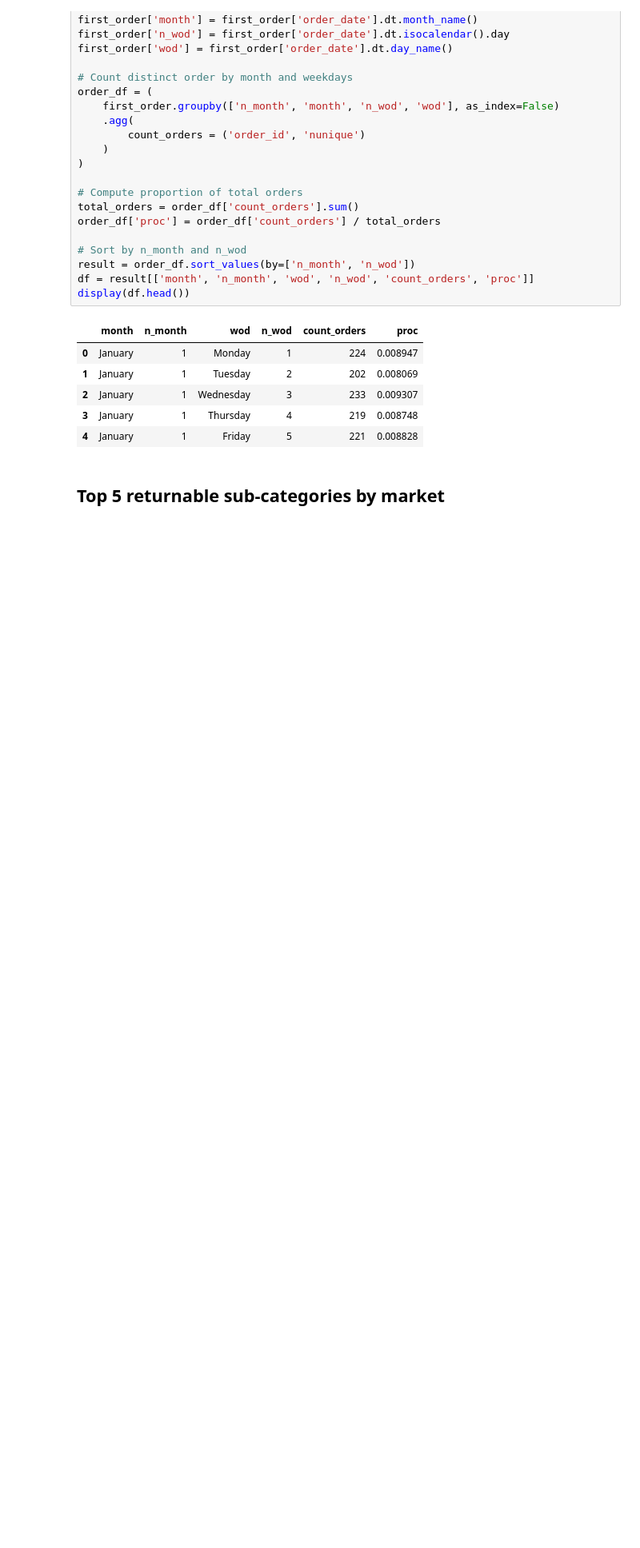
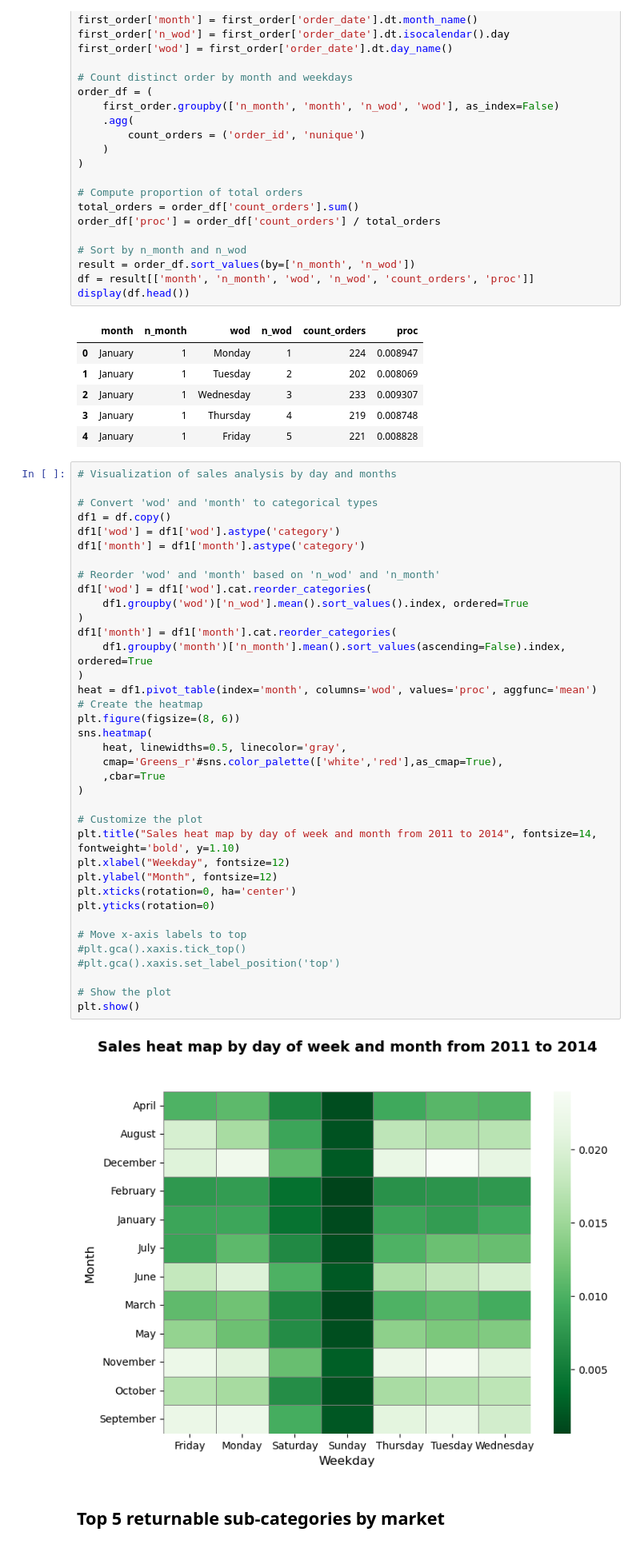
Before and after one commit to annugit1655/Global-Superstore-Project, a Jupyter notebook: notebooks/order-return-sales-analysis.ipynb, the cells around one changed output. Shown at 80% size. Cells and saved outputs as stored; diff of their text form; blank space fills up the shorter version.

```diff
--- a/notebooks/order-return-sales-analysis.ipynb
+++ b/notebooks/order-return-sales-analysis.ipynb
@@ -1225,6 +1199,45 @@ display(df.head())
 | 2 | January | 1 | Wednesday | 3 | 233 | 0.009307 |
 | 3 | January | 1 | Thursday | 4 | 219 | 0.008748 |
 | 4 | January | 1 | Friday | 5 | 221 | 0.008828 |
+# %%
+# Visualization of sales analysis by day and months
+
+# Convert 'wod' and 'month' to categorical types
+df1 = df.copy()
+df1['wod'] = df1['wod'].astype('category')
+df1['month'] = df1['month'].astype('category')
+
+# Reorder 'wod' and 'month' based on 'n_wod' and 'n_month'
+df1['wod'] = df1['wod'].cat.reorder_categories(
+    df1.groupby('wod')['n_wod'].mean().sort_values().index, ordered=True
+)
+df1['month'] = df1['month'].cat.reorder_categories(
+    df1.groupby('month')['n_month'].mean().sort_values(ascending=False).index, ordered=True
+)
+heat = df1.pivot_table(index='month', columns='wod', values='proc', aggfunc='mean')
+# Create the heatmap
+plt.figure(figsize=(8, 6))
+sns.heatmap(
+    heat, linewidths=0.5, linecolor='gray',
+    cmap='Greens_r'#sns.color_palette(['white','red'],as_cmap=True),
+    ,cbar=True
+)
+
+# Customize the plot
+plt.title("Sales heat map by day of week and month from 2011 to 2014", fontsize=14, fontweight='bold', y=1.10)
+plt.xlabel("Weekday", fontsize=12)
+plt.ylabel("Month", fontsize=12)
+plt.xticks(rotation=0, ha='center')
+plt.yticks(rotation=0)
+
+# Move x-axis labels to top
+#plt.gca().xaxis.tick_top()
+#plt.gca().xaxis.set_label_position('top')
+
+# Show the plot
+plt.show()
+# %% [output]
+[figure, added]
 # %% [markdown]
 ## **Top 5 returnable sub-categories by market**
 # %%
```
Also changed, not shown: parts of 6 cells of this notebook.
